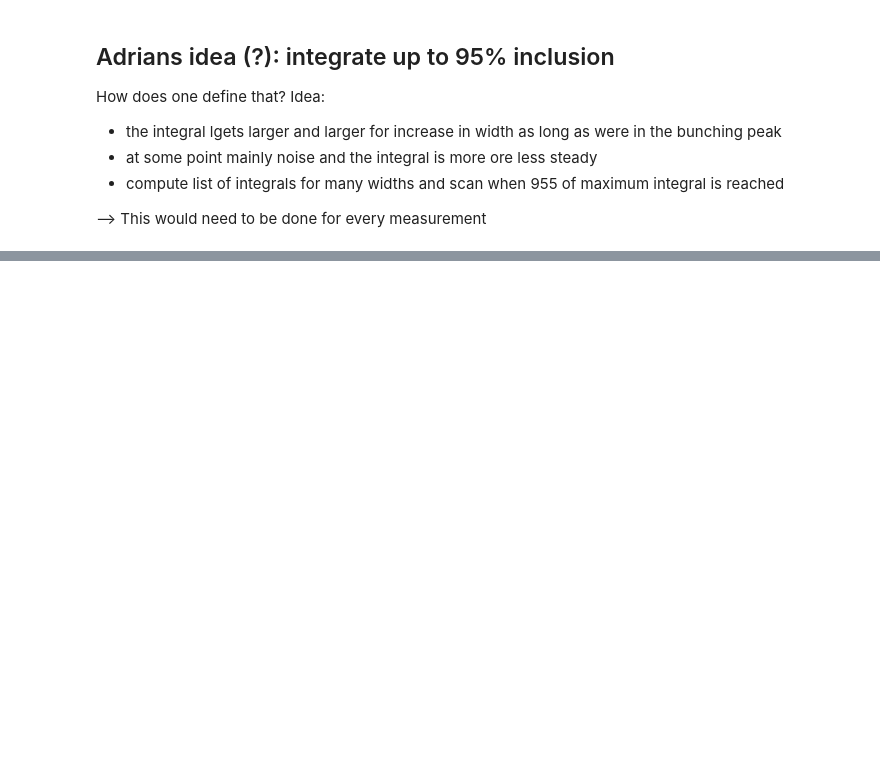
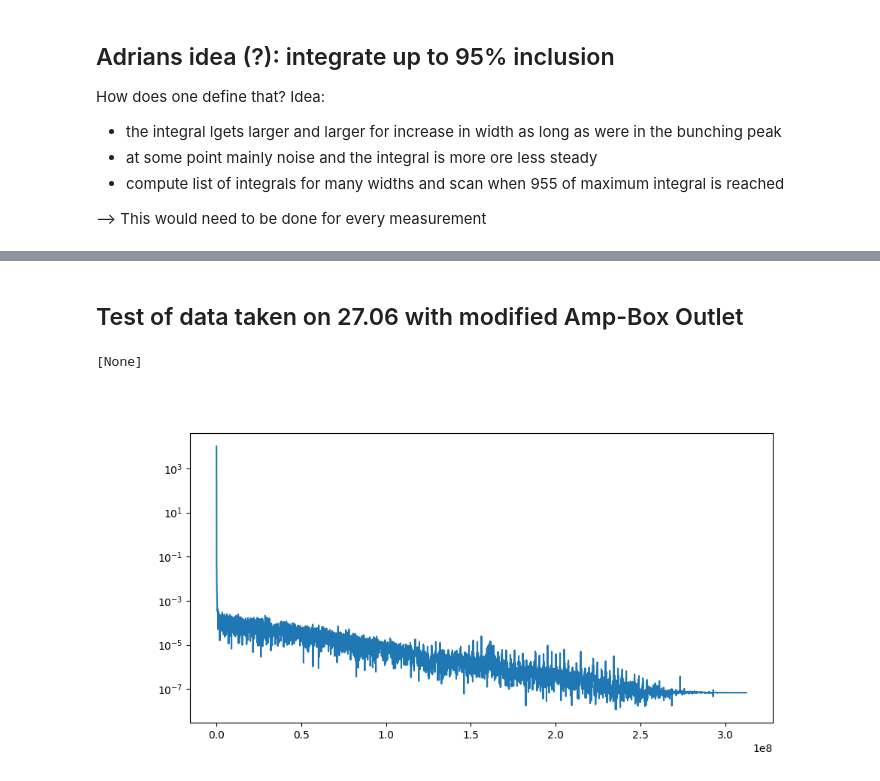
Before and after one commit to SteWey0/Bachelorarbeit, a Jupyter notebook: analysis_tests.ipynb, the cells around one changed output, grey strips where cells are left out. Cells and saved outputs as stored; diff of their text form; code cells hidden in the pictures; blank space fills up the shorter version.

```diff
--- a/analysis_tests.ipynb
+++ b/analysis_tests.ipynb
@@ -711,0 +729,12 @@ fig.suptitle('Defining integration bounds by 95% percentile of the integral');
+# %% [markdown]
+## Test of data taken on 27.06 with modified Amp-Box Outlet
+# %%
+data = Data_reduction('D:/20240627_check', 'reduced_data/20240627_check')
+data.data_reduction()
+fig,ax = plt.subplots(figsize=(10, 5))
+freq, amp = data.batch_fft()
+ax.plot(freq,amp)
+ax.set(yscale='log')
+# %% [output]
+[None]
+[figure, added]
```
Also changed, not shown: parts of 15 cells of this notebook, 2 other files.
